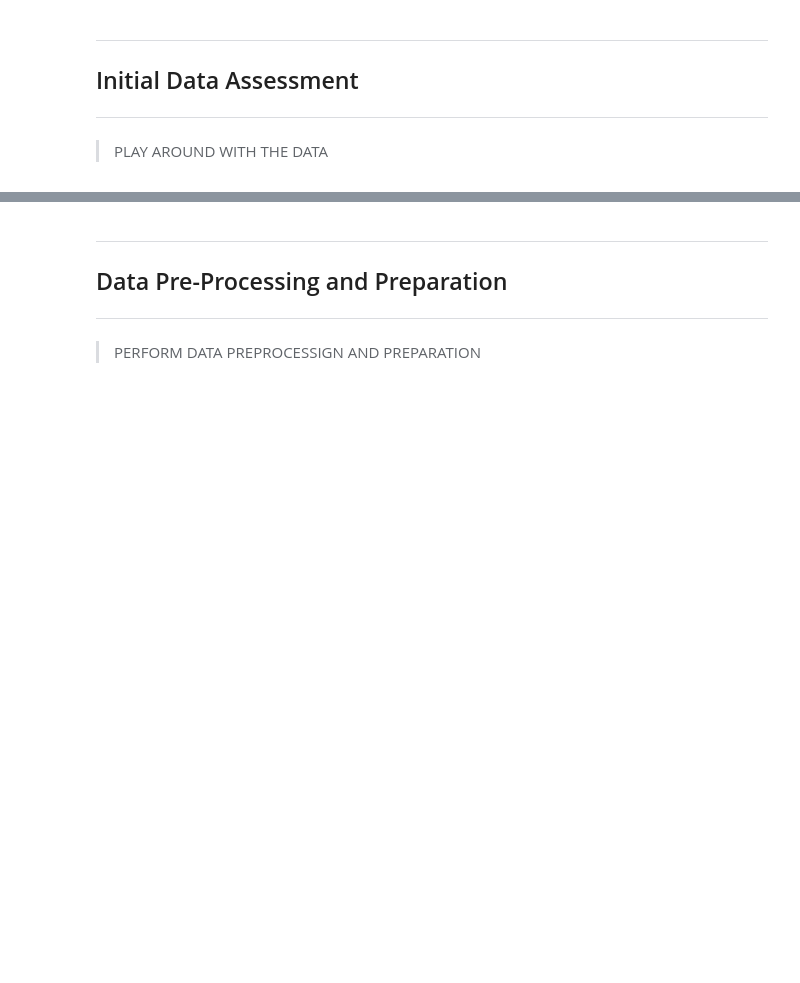
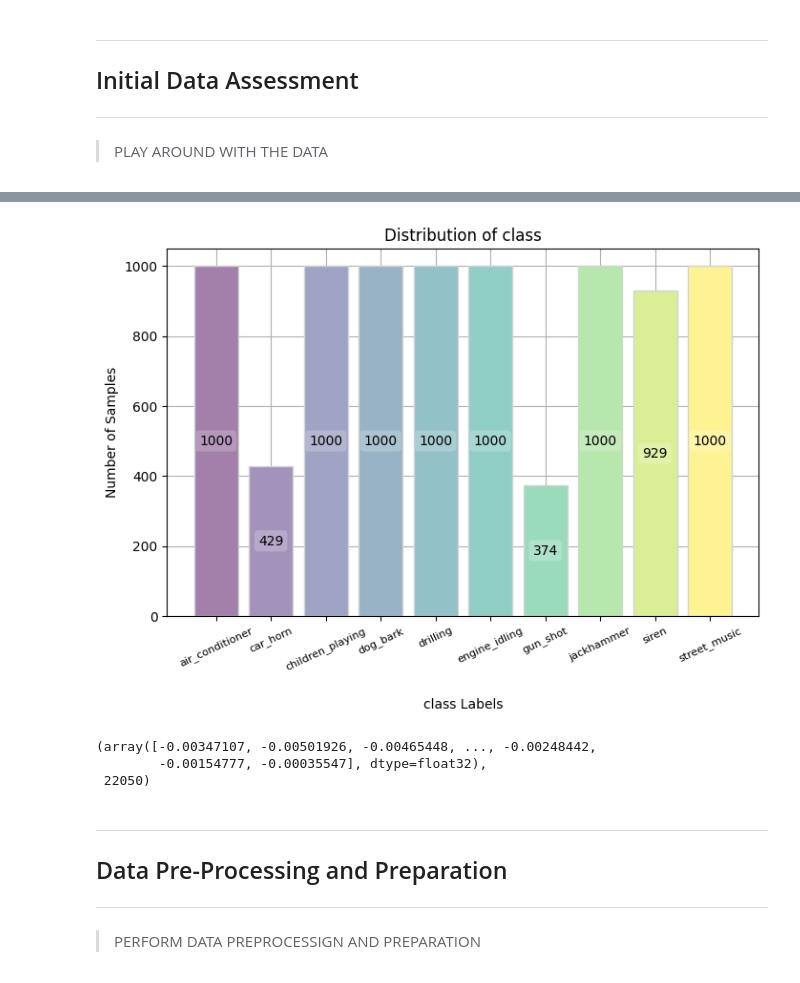
Before and after one commit to EstevesX10/ML2-Urban-Sound-Classification, a Jupyter notebook: Urban-Sound-Classification/UrbanSoundClassification.ipynb, the cells around one changed output, grey strips where cells are left out. Saved outputs shown, nothing was run; the diff lists cells and outputs as text; code cells hidden in the pictures; blank space fills up the shorter version.

Commit message:
Added a simple plot with the target class distribution

```diff
--- a/Urban-Sound-Classification/UrbanSoundClassification.ipynb
+++ b/Urban-Sound-Classification/UrbanSoundClassification.ipynb
@@ -103,3 +73,7 @@ Test accuracy: 0.9775000214576721
 ---
 
 > PLAY AROUND WITH THE DATA
+# %%
+# Load the dataset metadata
+df = pd.read_csv('./UrbanSound8K/metadata/UrbanSound8K.csv')
+df.head()
@@ -105,0 +87,12 @@ Test accuracy: 0.9775000214576721
+# %%
+# Plot the distribution of the target class
+plotFeatureDistribution(df, 'class')
+# %% [output]
+[figure, added]
+# %%
+# Load a random audio
+loadAudio(100032, df)
+# %% [output]
+(array([-0.00347107, -0.00501926, -0.00465448, ..., -0.00248442,
+        -0.00154777, -0.00035547], dtype=float32),
+ 22050)
```
Also changed, not shown: parts of 8 cells of this notebook.
